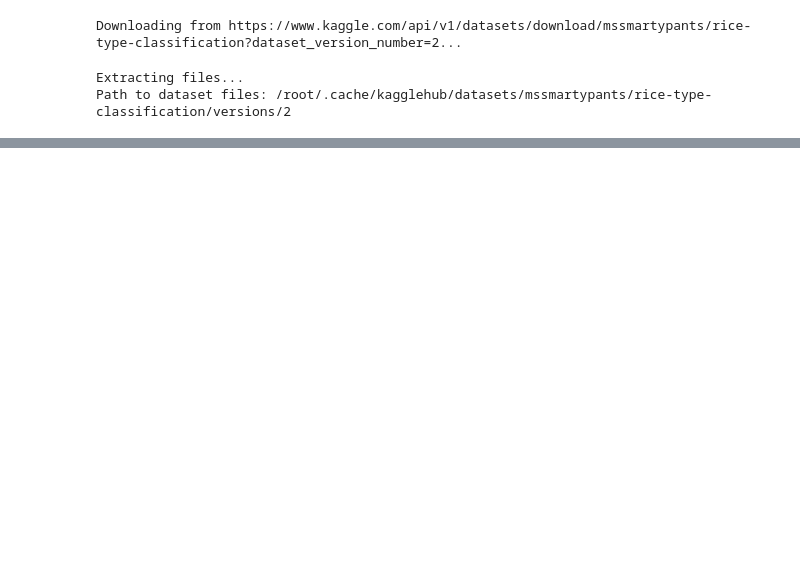
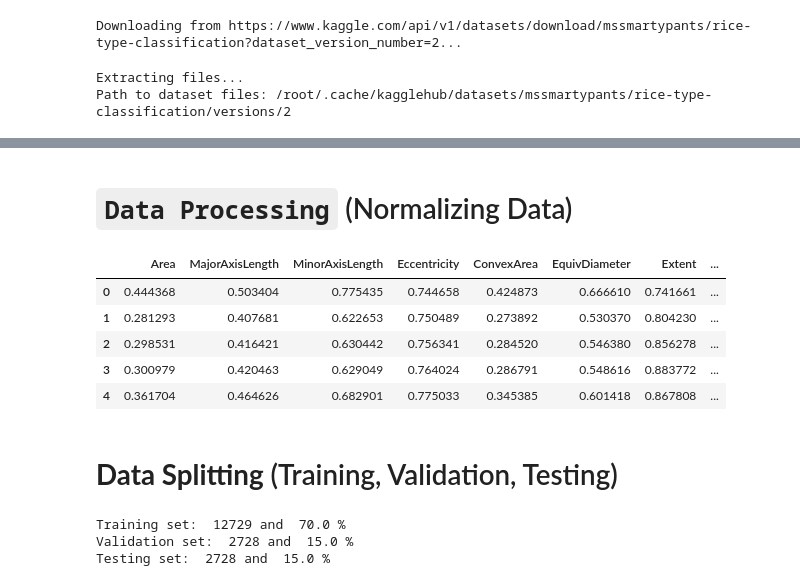
Before and after one commit to Priom7/DL-NLP-Python-Study, a Jupyter notebook: rice_type_classification.ipynb, the cells around one changed output, grey strips where cells are left out. Saved outputs shown, nothing was run; the diff lists cells and outputs as text; code cells hidden in the pictures; blank space fills up the shorter version.

```diff
--- a/rice_type_classification.ipynb
+++ b/rice_type_classification.ipynb
@@ -107,0 +74,2 @@ import numpy as np
+# %%
+data_df.dropna(inplace=True)
@@ -107,0 +78,2 @@ import numpy as np
+# %%
+data_df.drop(columns=["id"], inplace=True)
@@ -107,0 +105,32 @@ import numpy as np
+# %% [markdown]
+# **`Data Processing`** (Normalizing Data)
+# %%
+original_data = data_df.copy()
+
+for column in data_df.columns:
+    data_df[column] = data_df[column]/data_df[column].abs().max()
+
+data_df.head()
+# %% [output]
+|  | Area | MajorAxisLength | MinorAxisLength | Eccentricity | ConvexArea | EquivDiameter | Extent | ... |
+| 0 | 0.444368 | 0.503404 | 0.775435 | 0.744658 | 0.424873 | 0.666610 | 0.741661 | ... |
+| 1 | 0.281293 | 0.407681 | 0.622653 | 0.750489 | 0.273892 | 0.530370 | 0.804230 | ... |
+| 2 | 0.298531 | 0.416421 | 0.630442 | 0.756341 | 0.284520 | 0.546380 | 0.856278 | ... |
+| 3 | 0.300979 | 0.420463 | 0.629049 | 0.764024 | 0.286791 | 0.548616 | 0.883772 | ... |
+| 4 | 0.361704 | 0.464626 | 0.682901 | 0.775033 | 0.345385 | 0.601418 | 0.867808 | ... |
+# %% [markdown]
+# **Data Splitting** (Training, Validation, Testing)
+# %%
+X = np.array(data_df.iloc[:,:-1])
+y = np.array(data_df.iloc[:, -1])
+
+X_train, X_test, y_train, y_test = train_test_split(X, y, test_size = 0.3)
+X_test, X_val, y_test, y_val = train_test_split(X_test, y_test, test_size = 0.5)
+
+print("Training set: ", X_train.shape[0], "and " , round(X_train.shape[0]/len(X)*100, 2), "%")
+print("Validation set: ", X_val.shape[0], "and " , round(X_val.shape[0]/len(X)*100, 2), "%")
+print("Testing set: ", X_test.shape[0], "and " , round(X_test.shape[0]/len(X)*100, 2), "%")
+# %% [output]
+Training set:  12729 and  70.0 %
+Validation set:  2728 and  15.0 %
+Testing set:  2728 and  15.0 %
```
Also changed, not shown: parts of 12 cells of this notebook.
